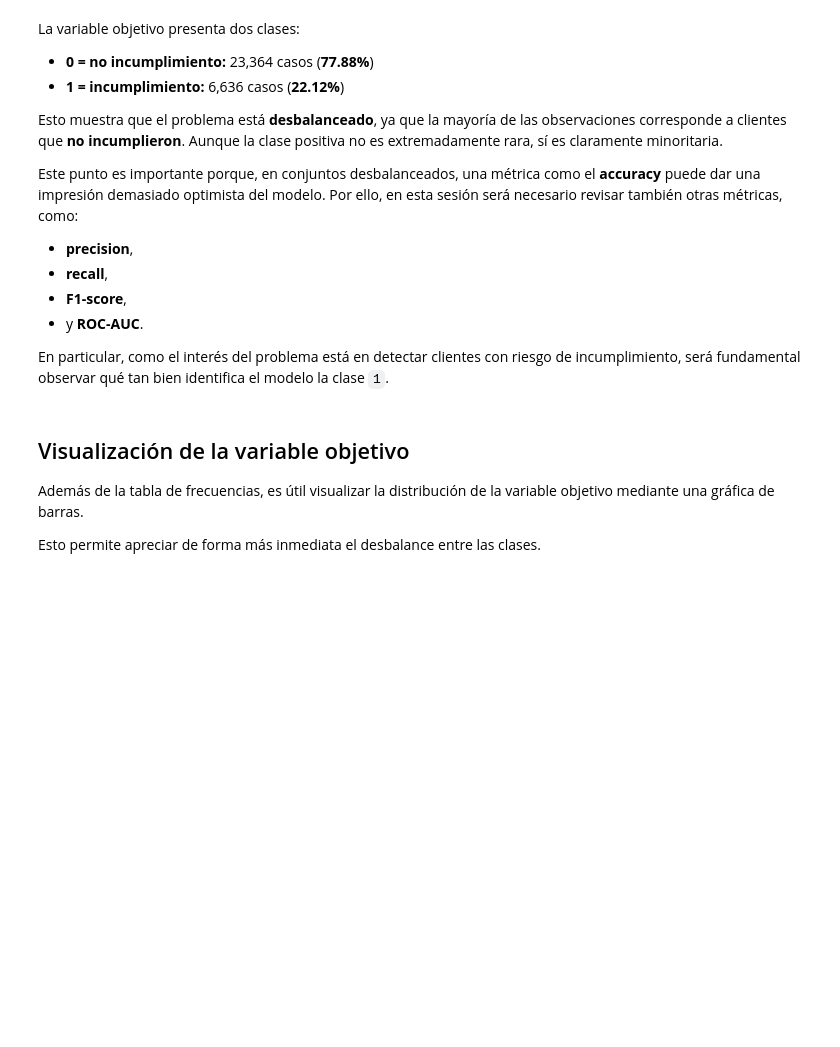
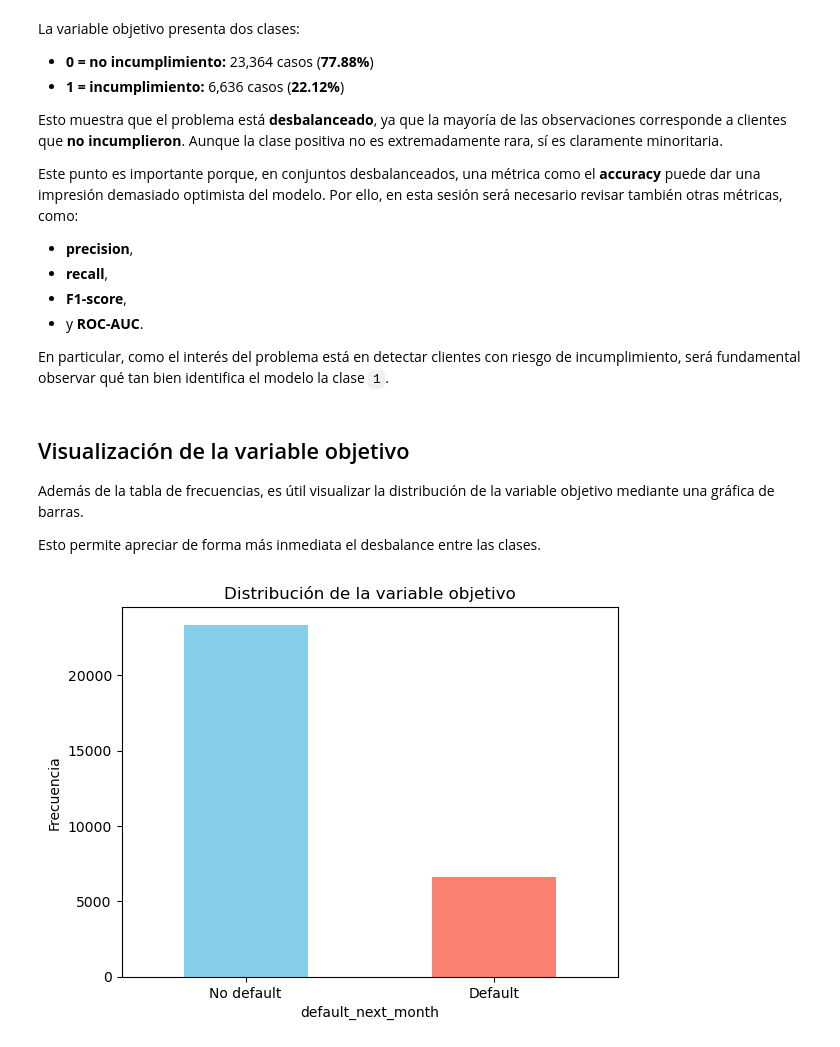
Before and after one commit to DanyQJ/Servicio_social, a Jupyter notebook: notebooks/008_modelo_analisis_del_umbral.ipynb, the cells around one changed output. Drawn from its saved outputs; the diff is of its cells as text; code cells hidden in the pictures; blank space fills up the shorter version.

```diff
--- a/notebooks/008_modelo_analisis_del_umbral.ipynb
+++ b/notebooks/008_modelo_analisis_del_umbral.ipynb
@@ -175,8 +175,10 @@ Además de la tabla de frecuencias, es útil visualizar la distribución de la v
 
 Esto permite apreciar de forma más inmediata el desbalance entre las clases.
 # %%
-y.value_counts().sort_index().plot(kind="bar")
+y.value_counts().sort_index().plot(kind="bar", color=["skyblue", "salmon"])
 plt.xticks([0, 1], ["No default", "Default"], rotation=0)
 plt.ylabel("Frecuencia")
 plt.title("Distribución de la variable objetivo")
 plt.show()
+# %% [output]
+[figure, added]
```
Also changed, not shown: parts of 39 cells of this notebook.
